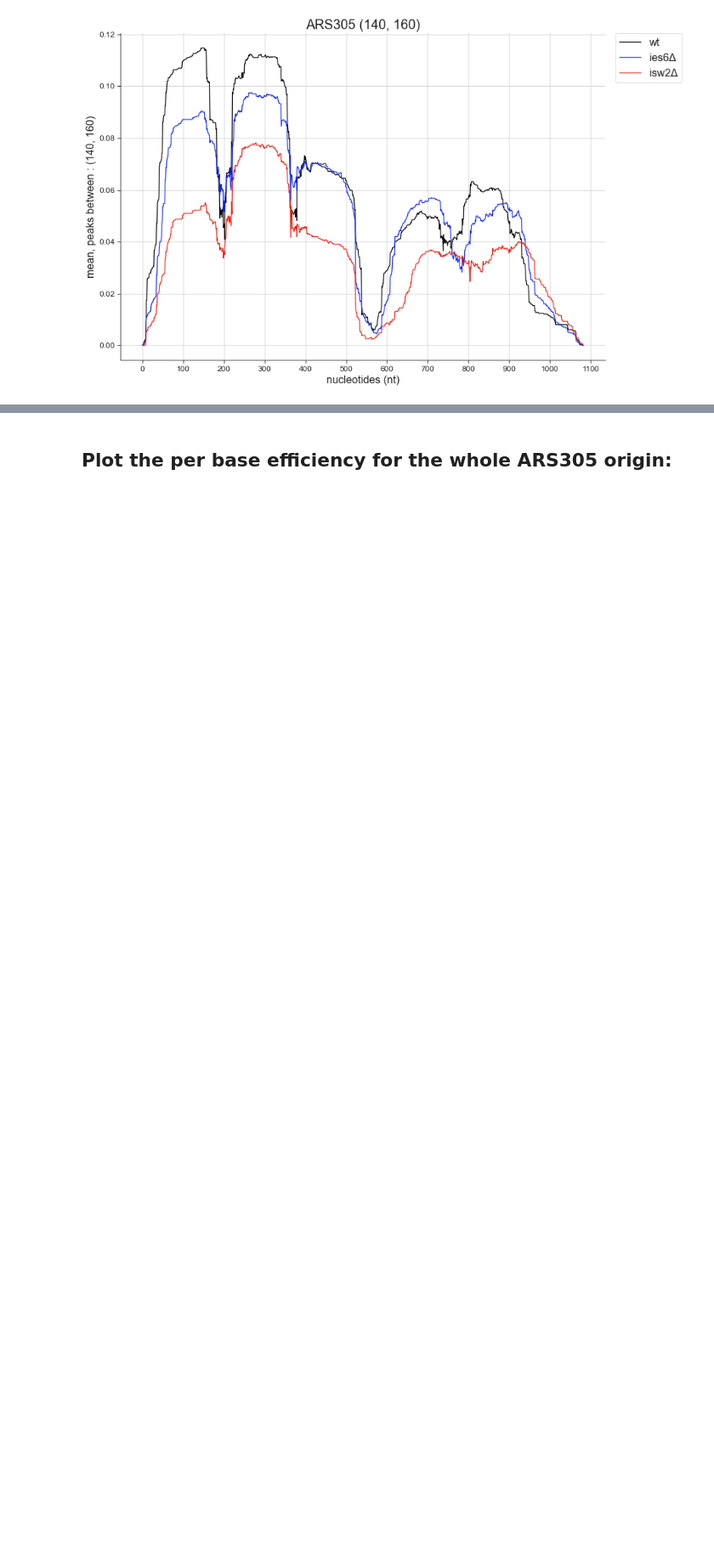
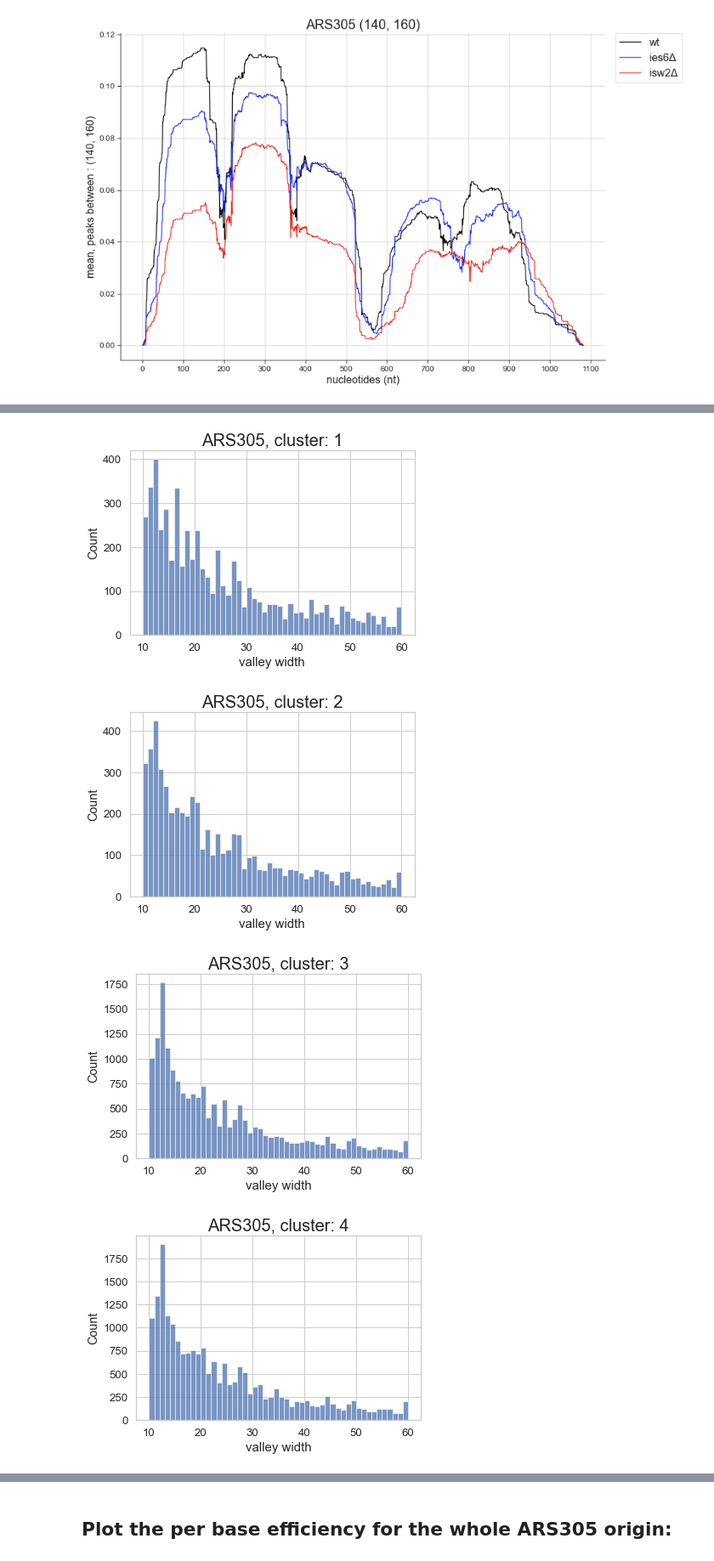
Before and after one commit to ScialdoneLab/MATACseq, a Jupyter notebook: methylation_analysis_20220502_ARS305.ipynb, the cells around one changed output, grey strips where cells are left out. Shown at 85% size. Drawn from its saved outputs; the diff is of its cells as text; code cells hidden in the pictures; blank space fills up the shorter version.

Commit message:
Include nucleosome patterns for each clusters

```diff
--- a/methylation_analysis_20220502_ARS305.ipynb
+++ b/methylation_analysis_20220502_ARS305.ipynb
@@ -906,0 +909,21 @@ with sns.axes_style("ticks", {'axes.grid': True, 'axes.spines.right': False, 'ax
+# %%
+#read in a file that contains cluster labels for the positive DNA strands
+cluster_info_df = pd.read_csv("ARS305/ARS305_postive_strands_feature_meth_window30_clusters.csv")
+
+#construct an array from the normalised data and add information about molecule, replicate number and strand
+all_data= pd.DataFrame()
+
+for (array, name) in zip([wt_rep3_maxnorm, wt_rep2_maxnorm,
+                                  dies6_rep1_maxnorm, dies6_rep2_maxnorm,
+                                  disw2_rep1_maxnorm, disw2_rep2_maxnorm],
+                ["wt rep3", "wt rep2", "dies6 rep1", "dies6 rep2", "disw2 rep1", "disw2 rep2"]):
+    inter = pd.DataFrame(array)
+    inter["molecule"] = inter.index
+    inter["replicate"] = name
+    inter["strand"] = ["plus" if i<inter.shape[0]//2 else "minus" for i in range(inter.shape[0])]
+    all_data = pd.concat([all_data, inter], axis = 0)
+
+#filter for positive strands, add cluster information
+all_data_plus = all_data.loc[all_data.strand == "plus"].merge(cluster_info_df.loc[:, ["replicate", "molecule", "cluster"]],
+                on = ["replicate", "molecule"], how = "inner")
+all_data_plus.head()
@@ -906,0 +938,25 @@ with sns.axes_style("ticks", {'axes.grid': True, 'axes.spines.right': False, 'ax
+# %%
+# this plot shows a histogram of valleys (=occupied DNA) in the range of some nucleotides (set width range for that)
+width_range = (10, 60)
+
+for cluster in set(all_data_plus.cluster):
+
+    data_temp = np.array(all_data_plus.loc[all_data_plus.cluster == cluster, :1082])
+
+    peaks_temp = measure_valleys(data_temp, width_range = width_range)
+    rebuild_temp = restore_valleys(peaks_temp, data_temp.shape)
+
+    listofpeakwidths = []
+
+    for row in peaks_temp.widths:
+        listofpeakwidths = listofpeakwidths + row
+
+    sns.histplot(listofpeakwidths, binwidth=1)
+    plt.title(load_dir + ", cluster: " + str(cluster) , fontsize=20)
+    plt.xlabel("valley width", fontsize=15)
+    plt.show()
+# %% [output]
+[figure, added]
+[figure, added]
+[figure, added]
+[figure, added]
```
Also changed, not shown: parts of 9 cells of this notebook, 3 other files.
